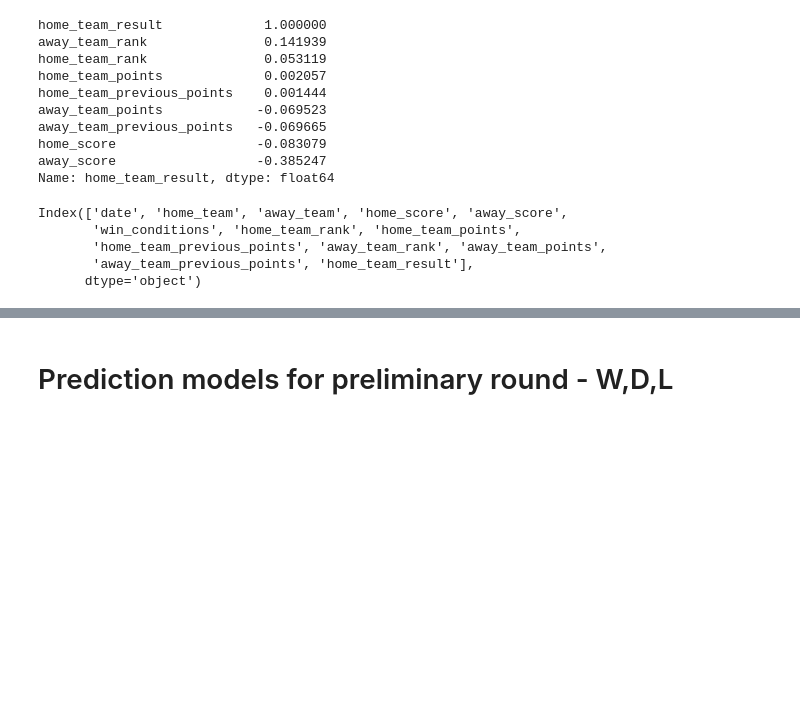
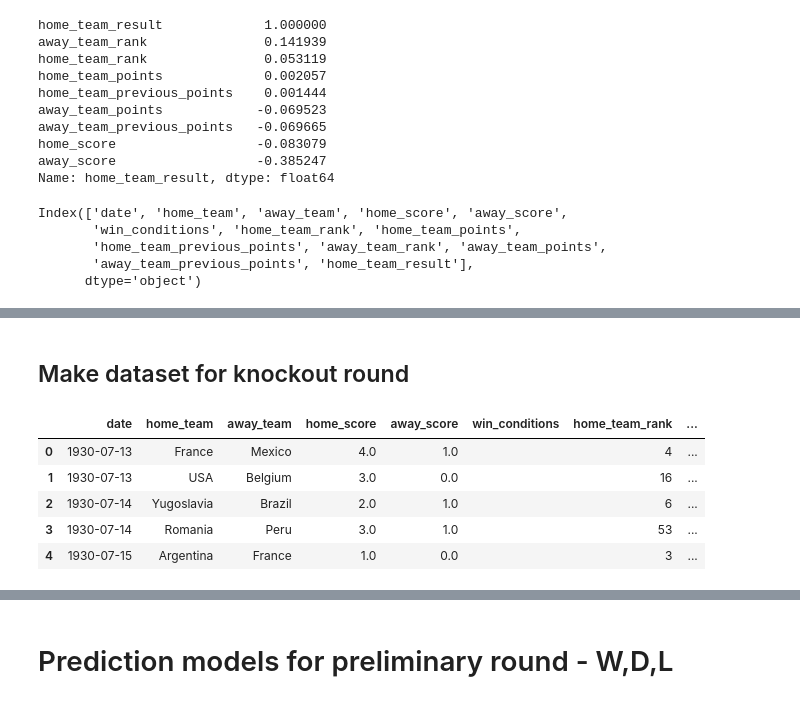
Before and after one commit to jmclement/road_to_qatar_2022, a Jupyter notebook: notebooks/Sample Model notebook.ipynb, the cells around one changed output, grey strips where cells are left out. Drawn from its saved outputs; the diff is of its cells as text; code cells hidden in the pictures; blank space fills up the shorter version.

```diff
--- a/notebooks/Sample Model notebook.ipynb
+++ b/notebooks/Sample Model notebook.ipynb
@@ -254,3 +259,15 @@ memory usage: 69.1+ KB
 pipe_DF = final_df
 #Create dummies for categorical columns
 final_df = pd.get_dummies(final_df)
+# %% [markdown]
+## Make dataset for knockout round
+# %%
+full_df = full_df.copy()
+full_df.head()
+# %% [output]
+|  | date | home_team | away_team | home_score | away_score | win_conditions | home_team_rank | ... |
+| 0 | 1930-07-13 | France | Mexico | 4.0 | 1.0 |  | 4 | ... |
+| 1 | 1930-07-13 | USA | Belgium | 3.0 | 0.0 |  | 16 | ... |
+| 2 | 1930-07-14 | Yugoslavia | Brazil | 2.0 | 1.0 |  | 6 | ... |
+| 3 | 1930-07-14 | Romania | Peru | 3.0 | 1.0 |  | 53 | ... |
+| 4 | 1930-07-15 | Argentina | France | 1.0 | 0.0 |  | 3 | ... |
```
Also changed, not shown: parts of 26 cells of this notebook.
